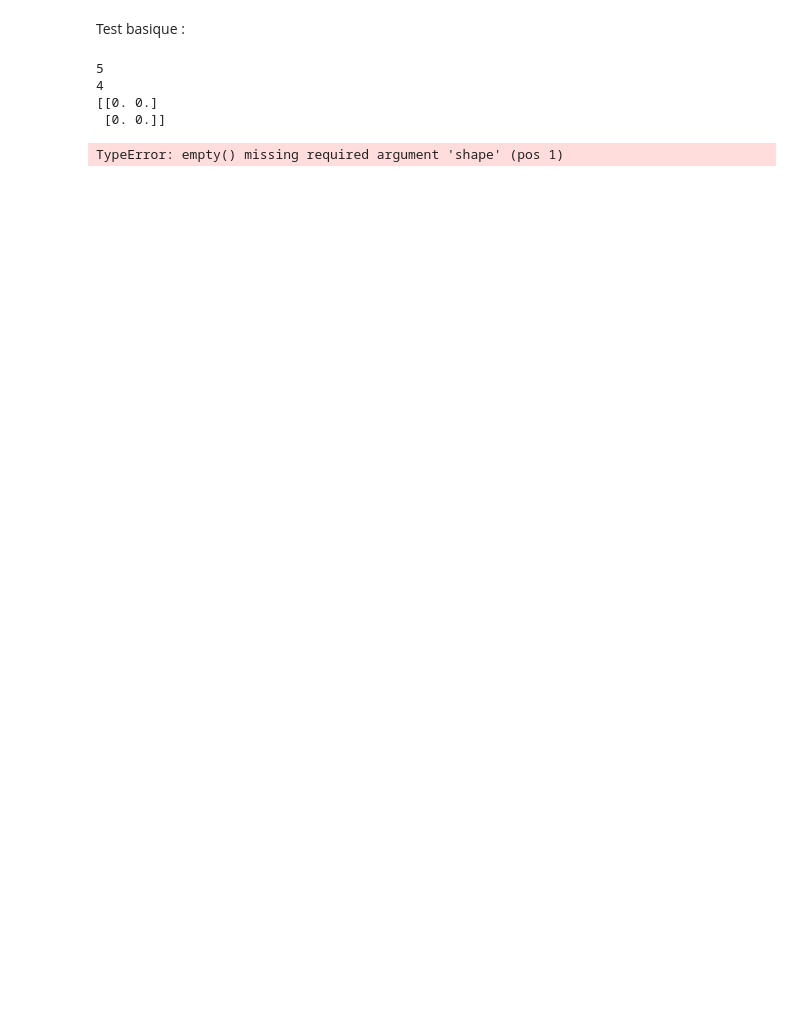
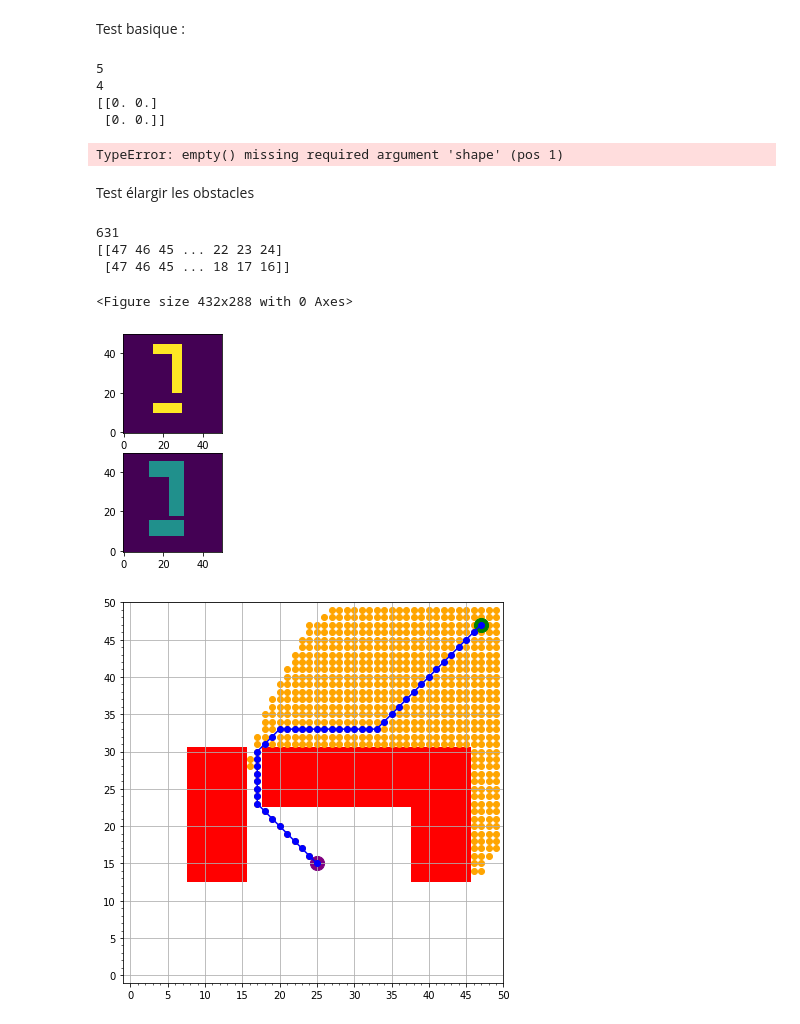
Before and after one commit to antoinetx/Mobile_robot, a Jupyter notebook: test_vision.ipynb, the cells around one changed output. Saved outputs shown, nothing was run; the diff lists cells and outputs as text; code cells hidden in the pictures; blank space fills up the shorter version.

Commit message:
Expand the seen obstacle to avoid collision

```diff
--- a/test_vision.ipynb
+++ b/test_vision.ipynb
@@ -349,3 +349,62 @@ a = np.empty()
 [[0. 0.]
  [0. 0.]]
 TypeError: empty() missing required argument 'shape' (pos 1)
+# %% [markdown]
+Test élargir les obstacles
+# %%
+from Map import Map
+from robot import Robot
+import optimal_path as op
+import matplotlib.pyplot as plt
+import math
+import cv2
+import numpy as np
+import video_frame as vf
+
+George = Robot((47,47),(25,15))
+lausanne = Map(5,50)
+
+# Grid test initialisation
+frame = np.zeros((50,50))
+frame[10:15,15:30] = 1
+frame[20:40,25:30] = 1
+frame[40:45,15:30] = 1
+
+
+
+# Expand the grid
+new_frame = lausanne.security_grid_expand(frame)
+
+
+########################
+## PLOT AND PATH CALCULATION TEST
+#########################
+len_i = len(frame)
+
+plt.figure()
+
+#subplot(r,c) provide the no. of rows and columns
+f, ax = plt.subplots(2,1)
+
+# use the created array to output your multiple images. In this case I have stacked 4 images vertically
+ax[0].imshow(frame, vmin=0, vmax=1, origin='lower', interpolation='none', alpha=1)
+ax[1].imshow(new_frame, vmin=0, vmax=1, origin='lower', interpolation='none', alpha=1)
+plt.draw()
+
+path, visitedNodes = op.path_computation(George.get_start() , George.get_goal() , len_i, new_frame)
+
+George.set_path(path)
+George.set_visit_nodes(visitedNodes)
+
+# Display the optimal path
+op.display_map(len_i,  new_frame,  George.get_visit_nodes(), George.get_path(), George.get_start(), George.get_goal())
+
+
+plt.show()
+# %% [output]
+631
+[[47 46 45 ... 22 23 24]
+ [47 46 45 ... 18 17 16]]
+<Figure size 432x288 with 0 Axes>
+[figure, added]
+[figure, added]
```
Also changed, not shown: parts of 2 cells of this notebook, 1 other file.
